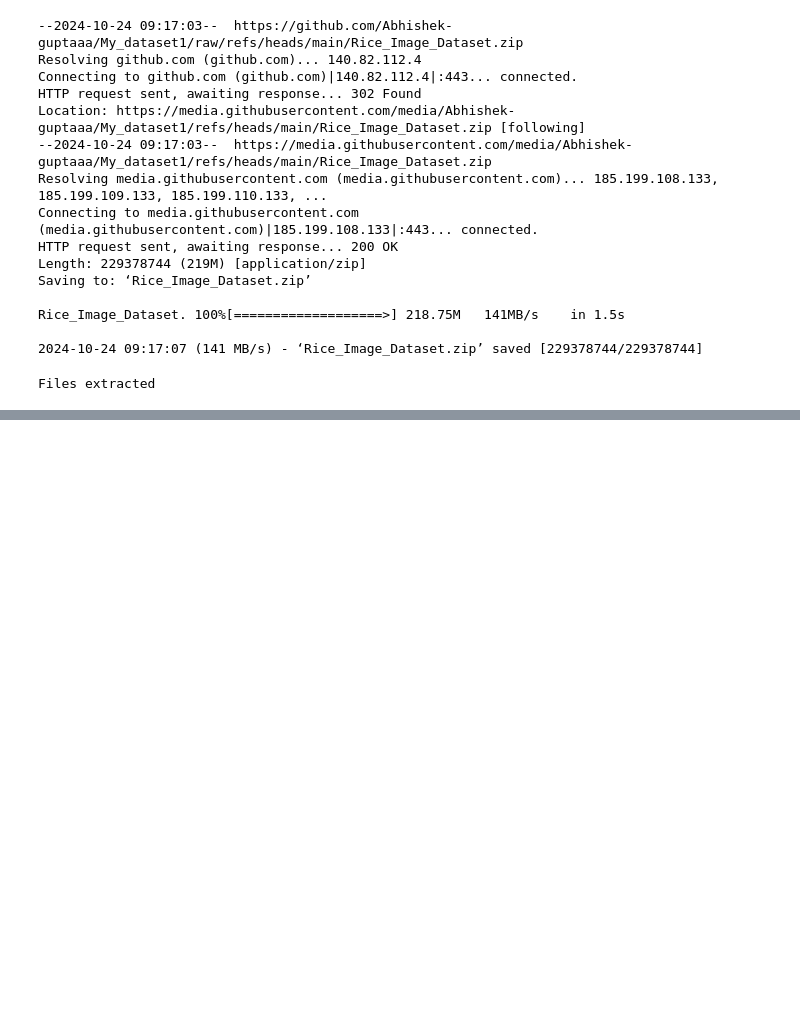
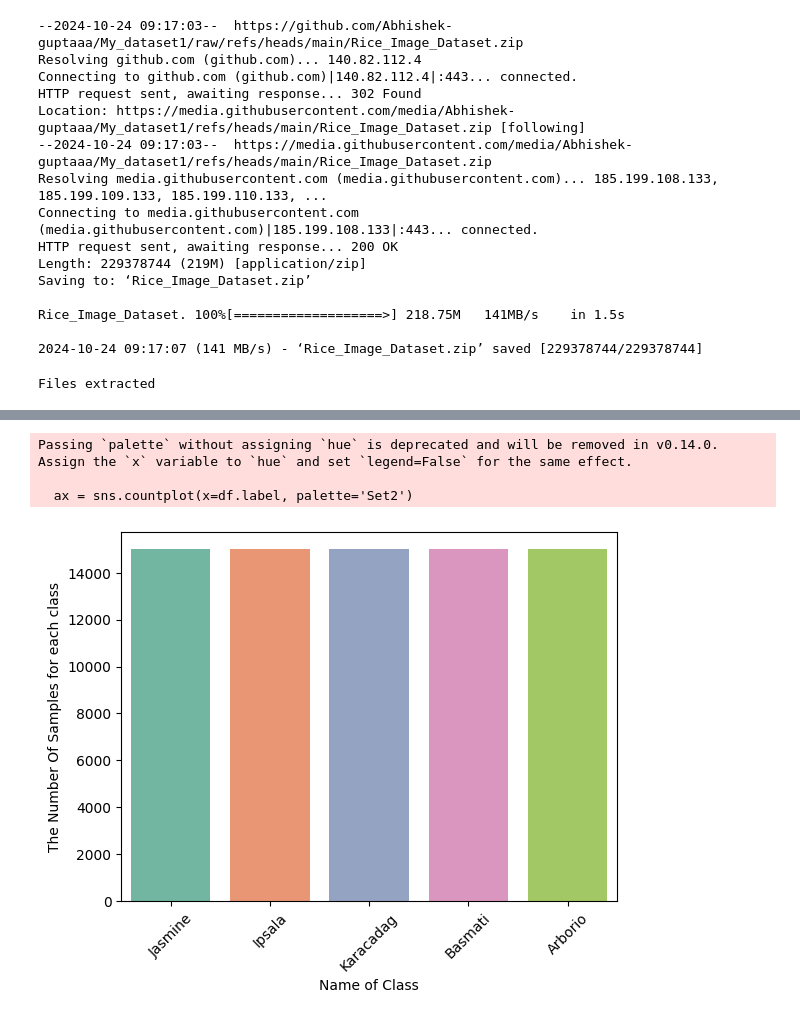
Before and after one commit to Abhishek-guptaaa/Rice-image-classification-Using-Deep-learing, a Jupyter notebook: Rice_image_classification_Using_Dee_learing.ipynb, the cells around one changed output, grey strips where cells are left out. Cells and saved outputs as stored; diff of their text form; code cells hidden in the pictures; blank space fills up the shorter version.

```diff
--- a/Rice_image_classification_Using_Dee_learing.ipynb
+++ b/Rice_image_classification_Using_Dee_learing.ipynb
@@ -58,0 +65,24 @@ Files extracted
+# %%
+dataset_path='/content/Rice_Image_Dataset'
+# Initialize empty lists for storing the images and labels
+images = []
+labels = []
+
+# Loop over the subfolders in the dataset
+for subfolder in os.listdir(dataset_path):
+
+    subfolder_path = os.path.join(dataset_path, subfolder)
+    if not os.path.isdir(subfolder_path):
+        continue
+
+  # Loop over the images in the subfolder
+    for image_filename in os.listdir(subfolder_path):
+       # Load the image and store it in the images list
+        image_path = os.path.join(subfolder_path, image_filename)
+        images.append(image_path)
+
+        # Store the label for the image in the labels list
+        labels.append(subfolder)
+
+ # Create a pandas DataFrame from the images and labels
+df = pd.DataFrame({'image': images, 'label': labels})
@@ -58,0 +100,18 @@ Files extracted
+# %%
+# plot the classes
+ax = sns.countplot(x=df.label, palette='Set2')
+
+# Set labels and titles
+ax.set_xlabel("Name of Class")
+ax.set_ylabel("The Number Of Samples for each class")
+
+# Rotate x-axis labels if needed
+plt.xticks(rotation=45)
+
+# Display the plot
+plt.show()
+# %% [output]
+Passing `palette` without assigning `hue` is deprecated and will be removed in v0.14.0. Assign the `x` variable to `hue` and set `legend=False` for the same effect.
+
+  ax = sns.countplot(x=df.label, palette='Set2')
+[figure, added]
```
Also changed, not shown: parts of 5 cells of this notebook.
